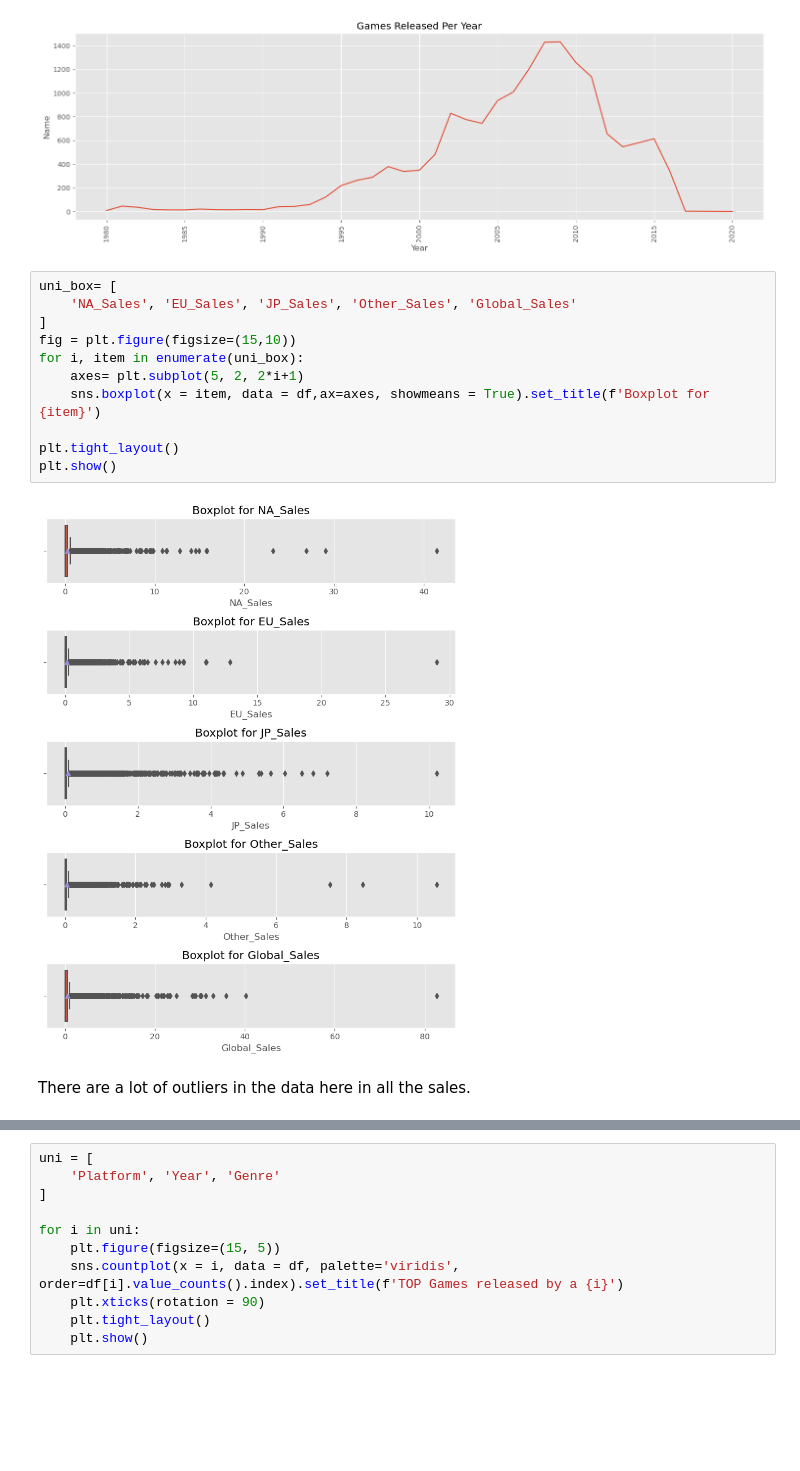
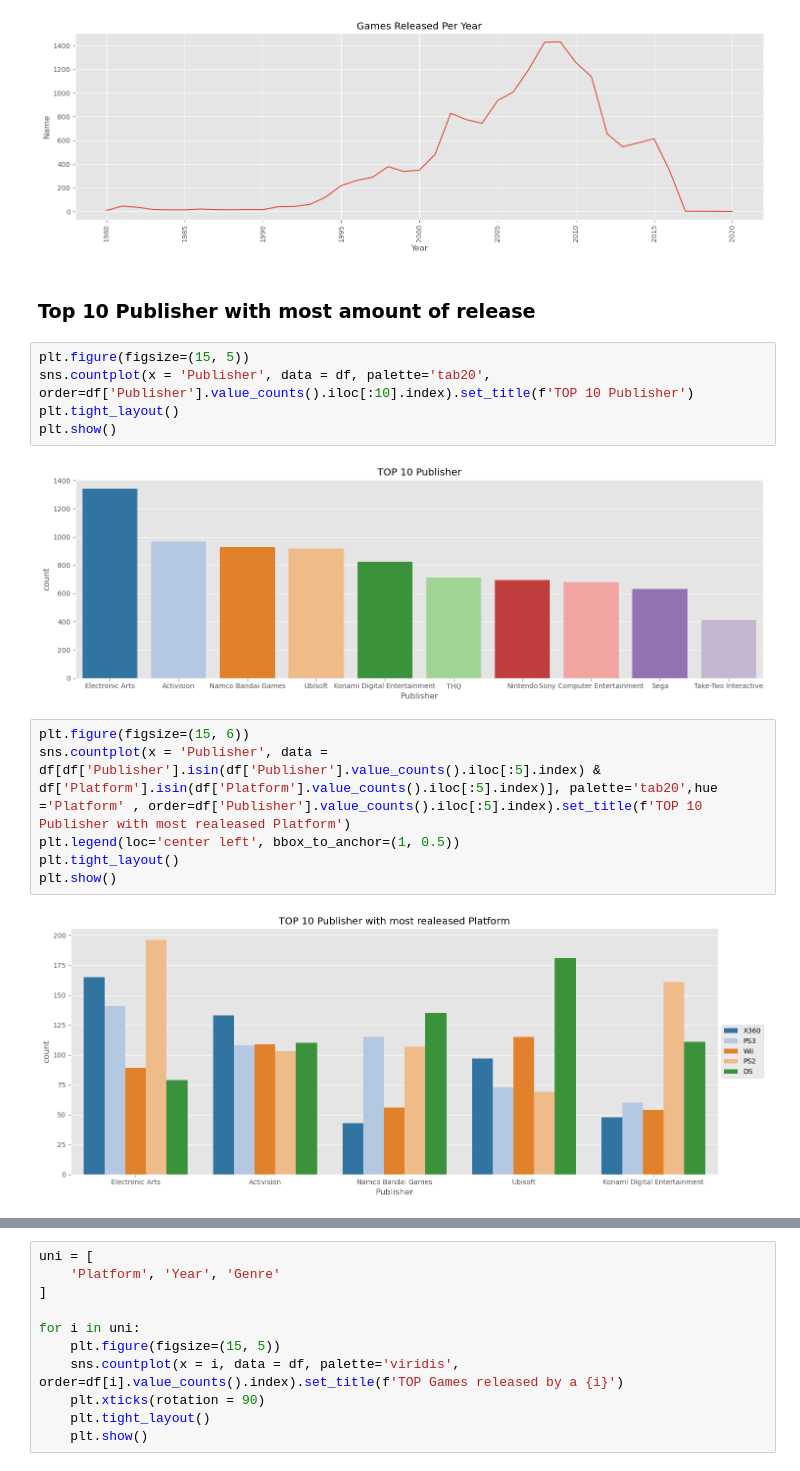
Before and after one commit to Aman-Baruwal/Games_Sales_Analysis, a Jupyter notebook: games_sales.ipynb, the cells around one changed output, grey strips where cells are left out. Saved outputs shown, nothing was run; the diff lists cells and outputs as text; blank space fills up the shorter version.

```diff
--- a/games_sales.ipynb
+++ b/games_sales.ipynb
@@ -111,18 +111,20 @@ plt.tight_layout()
 plt.show()
 # %% [output]
 [figure]
-# %%
-uni_box= [
-    'NA_Sales', 'EU_Sales', 'JP_Sales', 'Other_Sales', 'Global_Sales'
-]
-fig = plt.figure(figsize=(15,10))
-for i, item in enumerate(uni_box):
-    axes= plt.subplot(5, 2, 2*i+1)
-    sns.boxplot(x = item, data = df,ax=axes, showmeans = True).set_title(f'Boxplot for {item}')
-
-plt.tight_layout()
-plt.show()
-# %% [output]
-[figure, removed]
-# %% [markdown]
-There are a lot of outliers in the data here in all the sales.
+# %% [markdown]
+### Top 10 Publisher with most amount of release
+# %%
+plt.figure(figsize=(15, 5))
+sns.countplot(x = 'Publisher', data = df, palette='tab20', order=df['Publisher'].value_counts().iloc[:10].index).set_title(f'TOP 10 Publisher')
+plt.tight_layout()
+plt.show()
+# %% [output]
+[figure, added]
+# %%
+plt.figure(figsize=(15, 6))
+sns.countplot(x = 'Publisher', data = df[df['Publisher'].isin(df['Publisher'].value_counts().iloc[:5].index) & df['Platform'].isin(df['Platform'].value_counts().iloc[:5].index)], palette='tab20',hue ='Platform' , order=df['Publisher'].value_counts().iloc[:5].index).set_title(f'TOP 10 Publisher with most realeased Platform')
+plt.legend(loc='center left', bbox_to_anchor=(1, 0.5))
+plt.tight_layout()
+plt.show()
+# %% [output]
+[figure, added]
```
Also changed, not shown: parts of 25 cells of this notebook.
